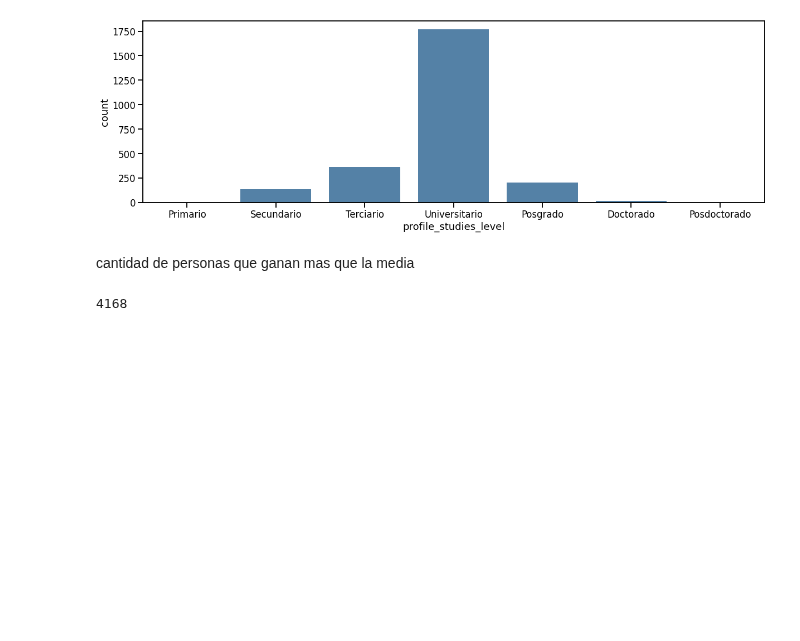
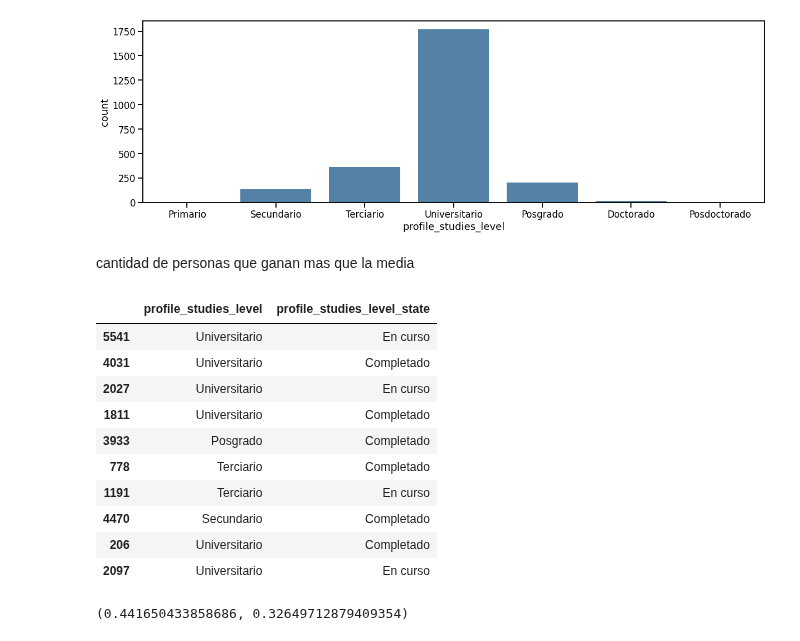
Before and after one commit to Natali-PP/diplodatos2021, a Jupyter notebook: AnalisiYVisualizacion/02_Estadistica_descriptiva.ipynb, the cells around one changed output. Saved outputs shown, nothing was run; the diff lists cells and outputs as text; code cells hidden in the pictures; blank space fills up the shorter version.

```diff
--- a/AnalisiYVisualizacion/02_Estadistica_descriptiva.ipynb
+++ b/AnalisiYVisualizacion/02_Estadistica_descriptiva.ipynb
@@ -440,6 +440,20 @@ seaborn.countplot(df_copy[more_then_media].profile_studies_level, color='steelbl
 [figure]
 # %% [markdown]
 cantidad de personas que ganan mas que la media
+# %%
+df[["profile_studies_level","profile_studies_level_state"]].sample(10)
+# %% [output]
+|  | profile_studies_level | profile_studies_level_state |
+| 5541 | Universitario | En curso |
+| 4031 | Universitario | Completado |
+| 2027 | Universitario | En curso |
+| 1811 | Universitario | Completado |
+| 3933 | Posgrado | Completado |
+| 778 | Terciario | Completado |
+| 1191 | Terciario | En curso |
+| 4470 | Secundario | Completado |
+| 206 | Universitario | Completado |
+| 2097 | Universitario | En curso |
 # %%
 amount_more_then_media =len(df_copy[more_then_media])
 higher_education=["Universitario","Posgrado", "Doctorado", "Posdoctorado"]
@@ -451,5 +465,12 @@ amount_higher_education = len(df_copy[df_copy.profile_studies_level.isin(higher_
 #amount_more_then_media, amount_more_then_media_and_studies
 #df_copy[df_copy.profile_studies_level in higher_education ]
 #len(df_copy[df_copy.profile_studies_level.isin(higher_education)])
+amount_higher_edu_and_salary_more_than_media=len(df_copy[(df_copy.salary_monthly_NETO > 84000) & (df_copy.profile_studies_level.isin(higher_education))])
+#amount_more_then_media,amount_higher_edu_and_salary_more_than_media
+
+prob_salary_more_then_media=amount_more_then_media/len(df_copy)
+prob_salary_more_media_and_higher_education=amount_higher_edu_and_salary_more_than_media/len(df)
+
+prob_salary_more_then_media,prob_salary_more_media_and_higher_education
 # %% [output]
-4168
+(0.441650433858686, 0.32649712879409354)
```
